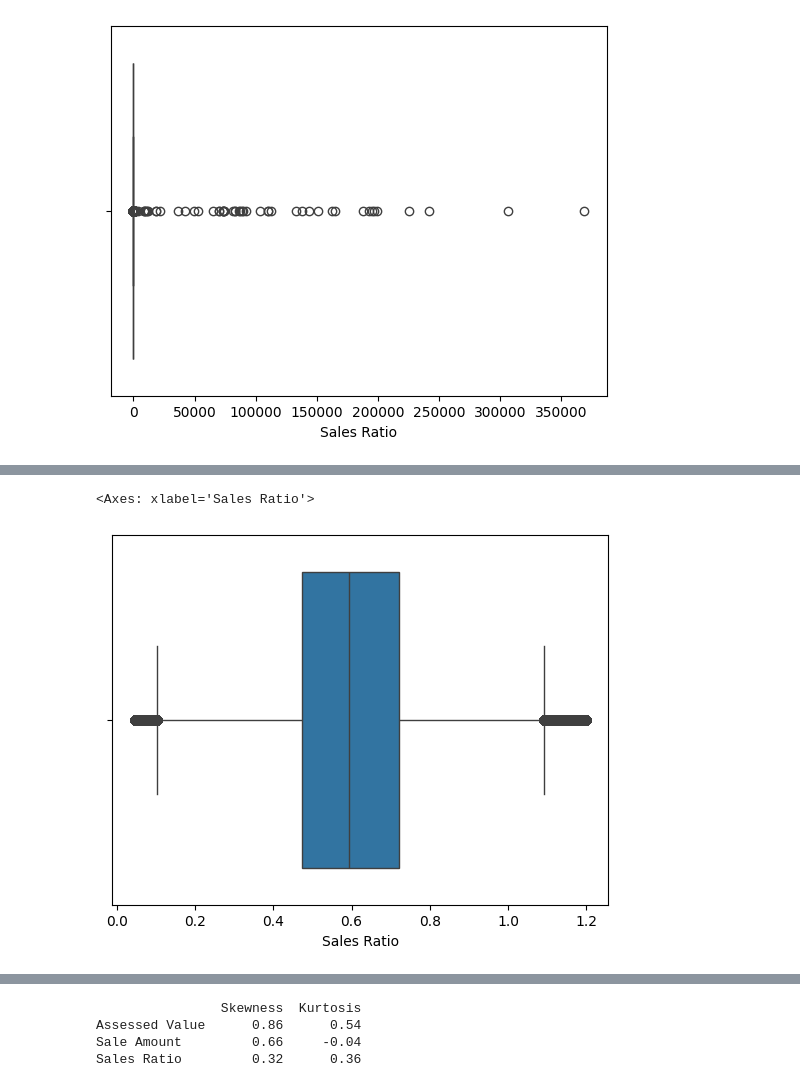
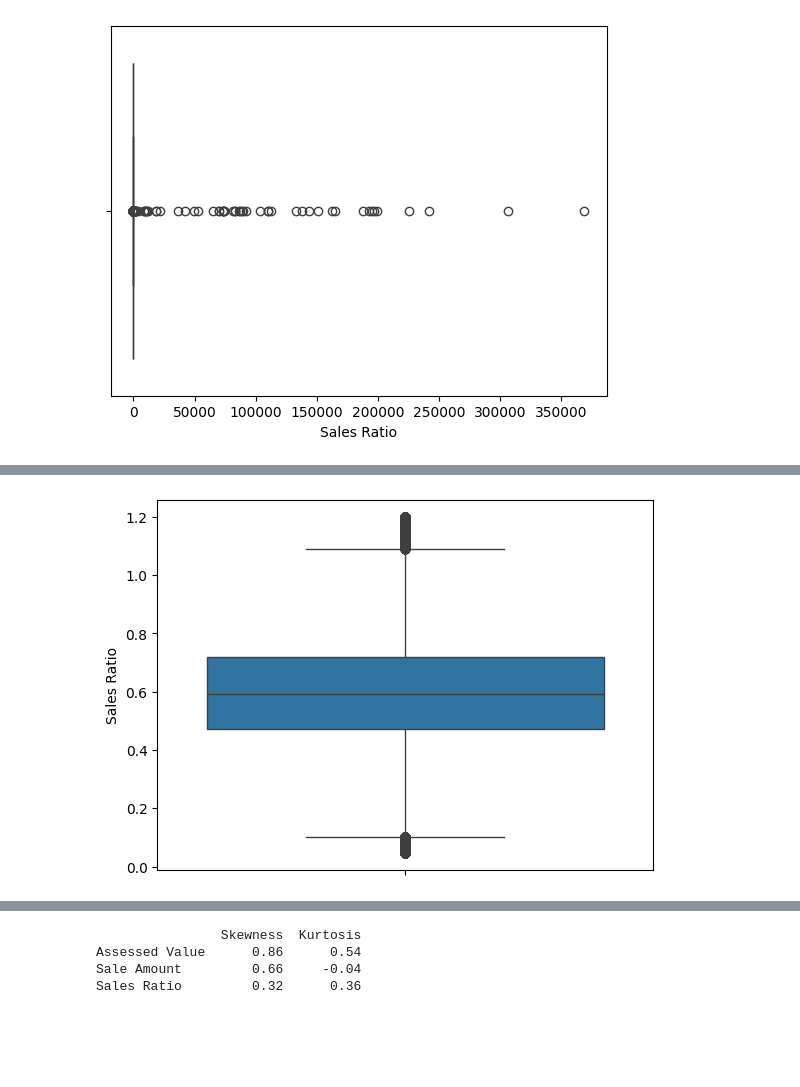
Before and after one commit to maidinh2409/Real-Estate-Sales-Analysis, a Jupyter notebook: Real Estate Sales 2001 - 2023.ipynb, the cells around one changed output, grey strips where cells are left out. Drawn from its saved outputs; the diff is of its cells as text; code cells hidden in the pictures; blank space fills up the shorter version.

```diff
--- a/Real Estate Sales 2001 - 2023.ipynb
+++ b/Real Estate Sales 2001 - 2023.ipynb
@@ -460,5 +388,5 @@ dataset = dataset.drop(dropped_index_1)
 # %%
-sns.boxplot(x=dataset['Sales Ratio'])
+sns.boxplot(dataset['Sales Ratio'])
+plt.show()
 # %% [output]
-<Axes: xlabel='Sales Ratio'>
-[figure, old version]
+[figure, new version]
```
Also changed, not shown: parts of 96 cells of this notebook.
